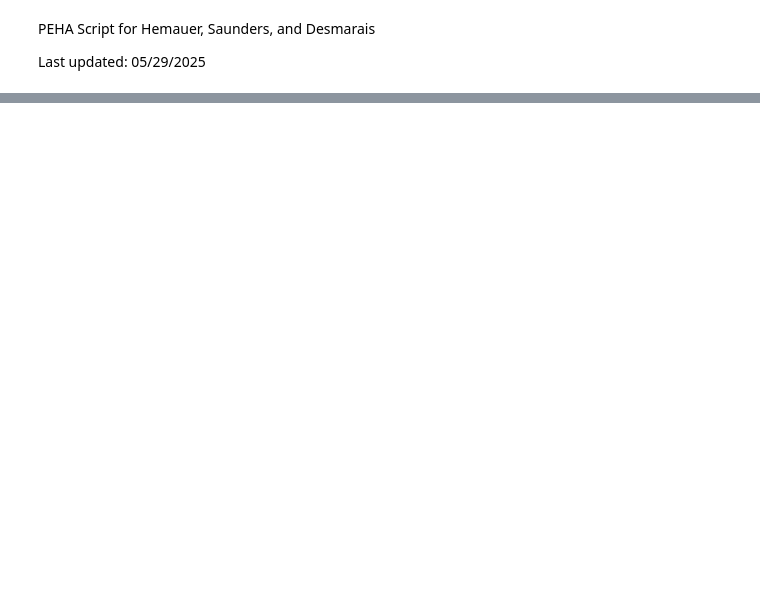
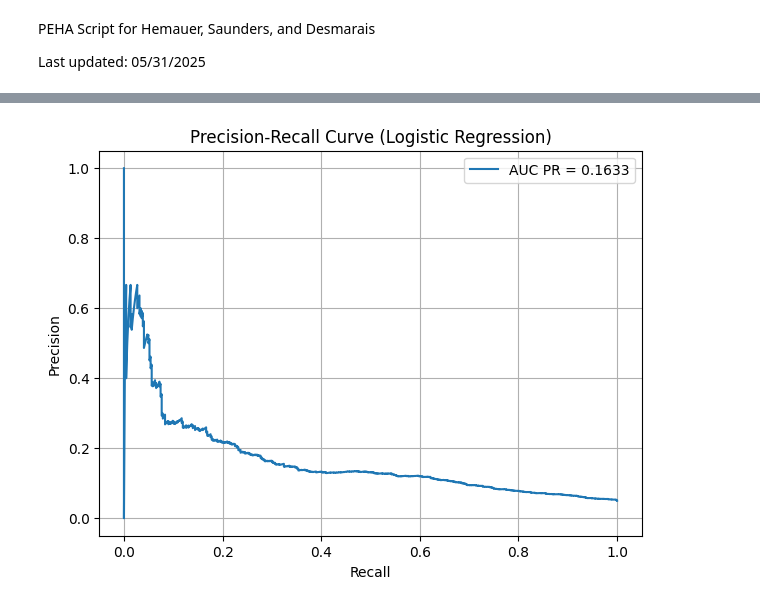
Before and after one commit to nhemauer/Pred-Diffusion-2025, a Jupyter notebook: peha.ipynb, the cells around one changed output, grey strips where cells are left out. Cells and saved outputs as stored; diff of their text form; code cells hidden in the pictures; blank space fills up the shorter version.

```diff
--- a/peha.ipynb
+++ b/peha.ipynb
@@ -1,4 +1,77 @@
 # %% [markdown]
 PEHA Script for Hemauer, Saunders, and Desmarais
 
-Last updated: 05/29/2025
+Last updated: 05/31/2025
+# %%
+### Boehmke et al. 2017 PEHA (No GridSearch)
+
+from sklearn import linear_model
+from sklearn.model_selection import GridSearchCV, train_test_split
+from sklearn.metrics import f1_score, balanced_accuracy_score, classification_report
+from sklearn.metrics import average_precision_score, precision_recall_curve, make_scorer
+from sklearn.preprocessing import StandardScaler
+import matplotlib.pyplot as plt
+import time
+import pandas as pd
+import random
+import warnings
+
+warnings.filterwarnings('ignore')
+
+random.seed(1337)
+
+# Data
+boehmke_2017_full = pd.read_stata(r"boehmke_analysis\replication_data\boehmke2017.dta")
+
+covariates = ["srcs_decay","nbrs_lag","rpcpinc","totpop","legp_squire",
+                "citi6010","unif_rep","unif_dem","time","time_sq","time_cube"]
+boehmke_2017 = boehmke_2017_full[["state", "year", "statepol", "adopt"] + covariates].dropna()
+
+# Define X and y
+X = boehmke_2017.drop(columns=['adopt', 'year', 'statepol']).copy()
+X = pd.get_dummies(X, columns=['state'], drop_first = True)  # drop_first avoids perfect multicollinearity
+y = boehmke_2017['adopt']
+
+# Split into train and test sets
+X_train, X_test, y_train, y_test = train_test_split(X, y, test_size = 0.2, random_state = 1337, stratify = y)
+
+# Scale features
+scaler = StandardScaler()
+X_train_scaled = scaler.fit_transform(X_train)
+X_test_scaled = scaler.transform(X_test)
+
+# Fit
+logistic = linear_model.LogisticRegression(max_iter = 2500, random_state = 1337)
+
+start_time = time.time()
+logistic.fit(X_train_scaled, y_train)
+end_time = time.time()
+
+# Predict
+y_pred = logistic.predict(X_test_scaled)
+
+# Evaluation
+print("F1 Macro Score:", f1_score(y_test, y_pred, average = "macro"))
+print("Balanced Accuracy Score:", balanced_accuracy_score(y_test, y_pred))
+print("Classification Report:\n", classification_report(y_test, y_pred))
+
+# Get predicted probabilities for the positive class
+y_scores = logistic.predict_proba(X_test_scaled)[:, 1]
+
+# Compute average precision (AUC PR)
+ap_score = average_precision_score(y_test, y_scores)
+print(f"Average Precision (AUC PR): {ap_score:.4f}")
+
+# Compute precision-recall curve
+precision, recall, thresholds = precision_recall_curve(y_test, y_scores)
+
+# Plot the PR curve
+plt.figure(figsize = (7, 5))
+plt.plot(recall, precision, label = f'AUC PR = {ap_score:.4f}')
+plt.xlabel('Recall')
+plt.ylabel('Precision')
+plt.title('Precision-Recall Curve (Logistic Regression)')
+plt.legend()
+plt.grid(True)
+plt.show()
+# %% [output]
@@ -5 +91,2 @@ Last updated: 05/29/2025
+[figure, added]
 # %%
```
Also changed, not shown: parts of 2 cells of this notebook.
